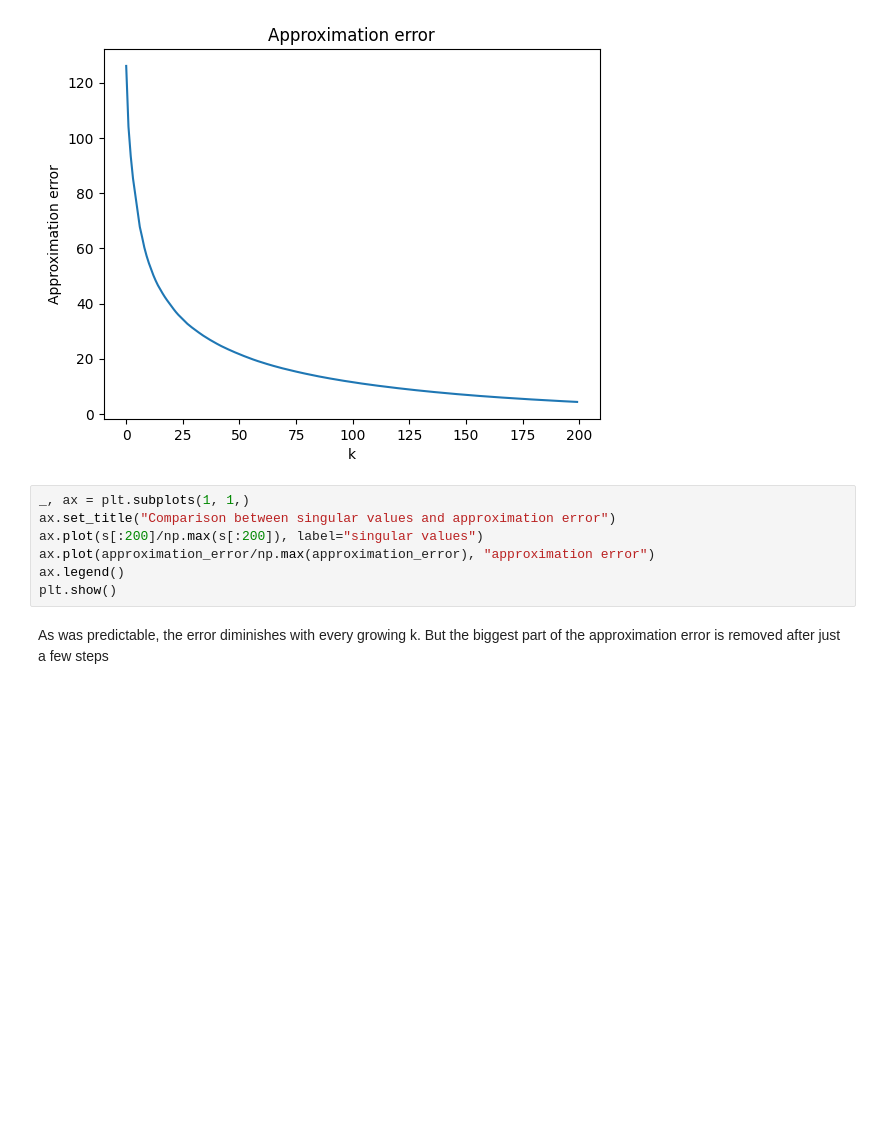
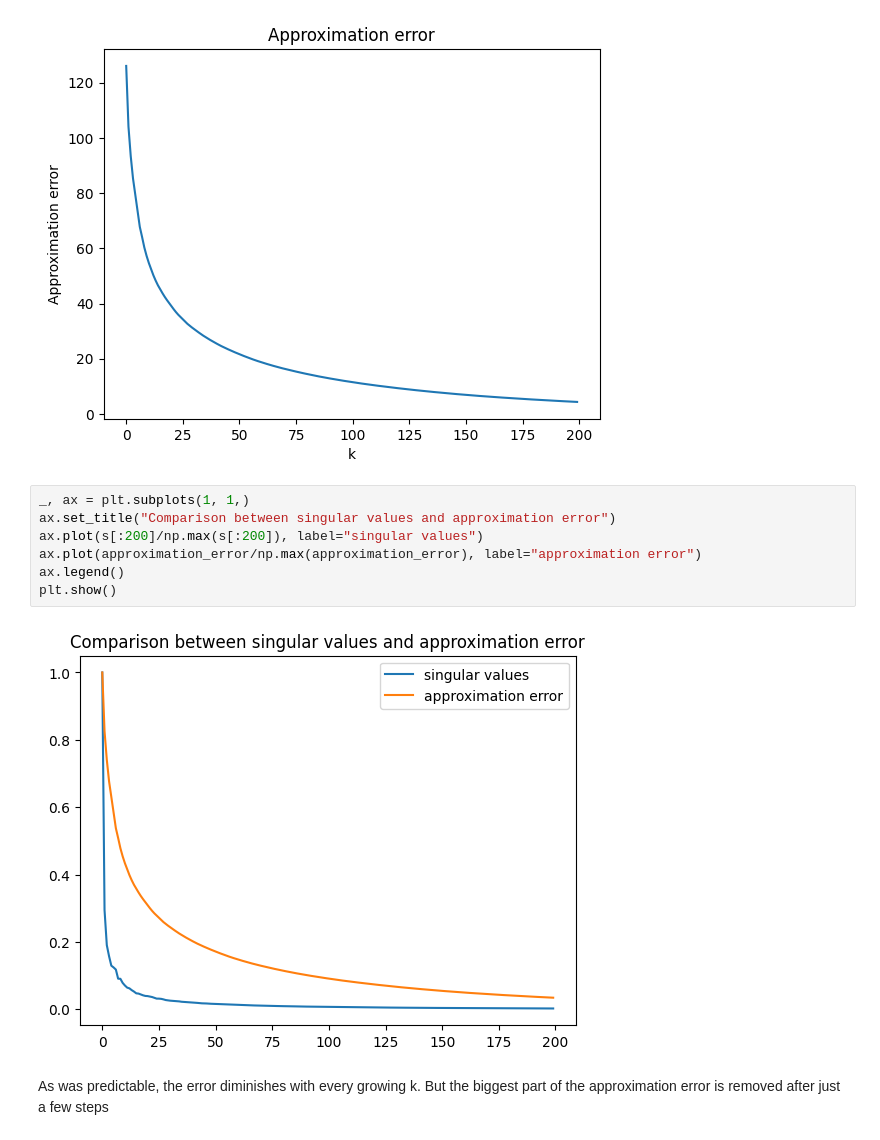
Before and after one commit to MarcelloCeresini/StatMatMethodsAI, a Jupyter notebook: src/Homework2.ipynb, the cells around one changed output. Saved outputs shown, nothing was run; the diff lists cells and outputs as text; blank space fills up the shorter version.

```diff
--- a/src/Homework2.ipynb
+++ b/src/Homework2.ipynb
@@ -524,10 +524,12 @@ plt.show()
 # %%
 _, ax = plt.subplots(1, 1,)
 ax.set_title("Comparison between singular values and approximation error")
 ax.plot(s[:200]/np.max(s[:200]), label="singular values")
-ax.plot(approximation_error/np.max(approximation_error), "approximation error")
+ax.plot(approximation_error/np.max(approximation_error), label="approximation error")
 ax.legend()
 plt.show()
+# %% [output]
+[figure, added]
 # %% [markdown]
 As was predictable, the error diminishes with every growing k. But the biggest part of the approximation error is removed after just a few steps
 # %%
```
Also changed, not shown: parts of 8 cells of this notebook, 6 other files.
